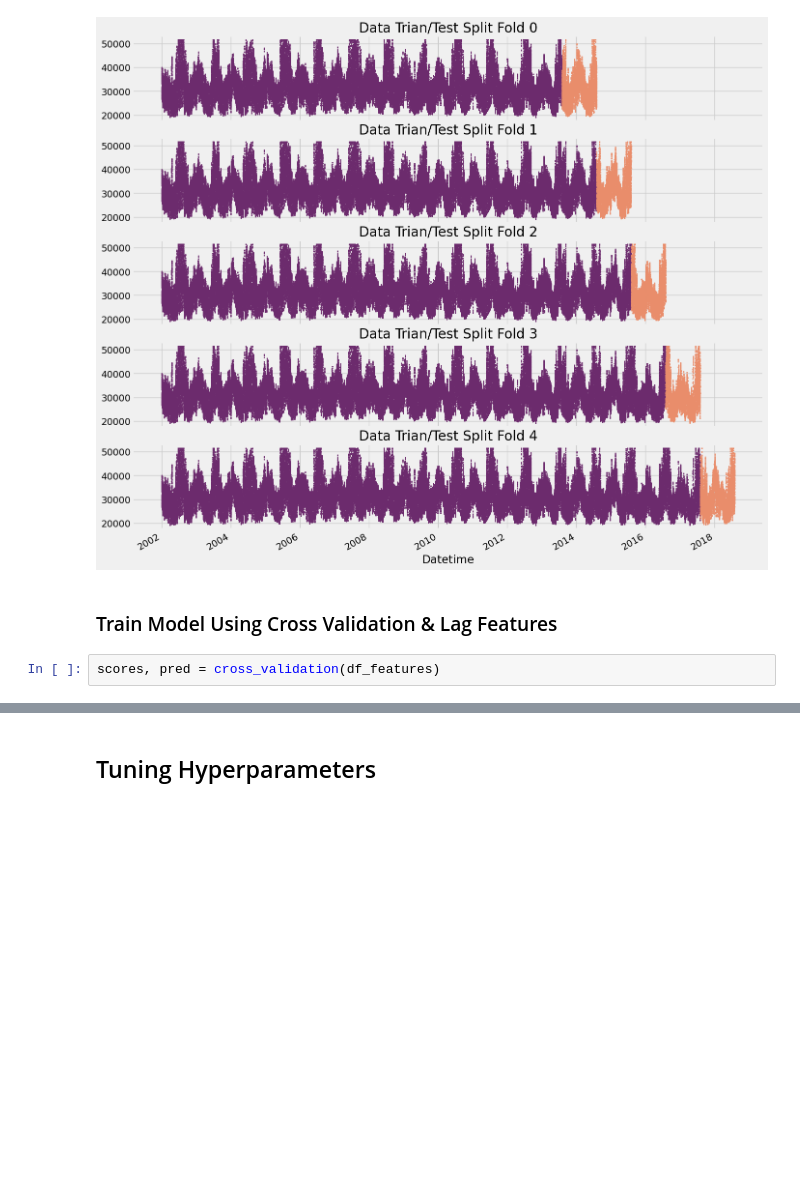
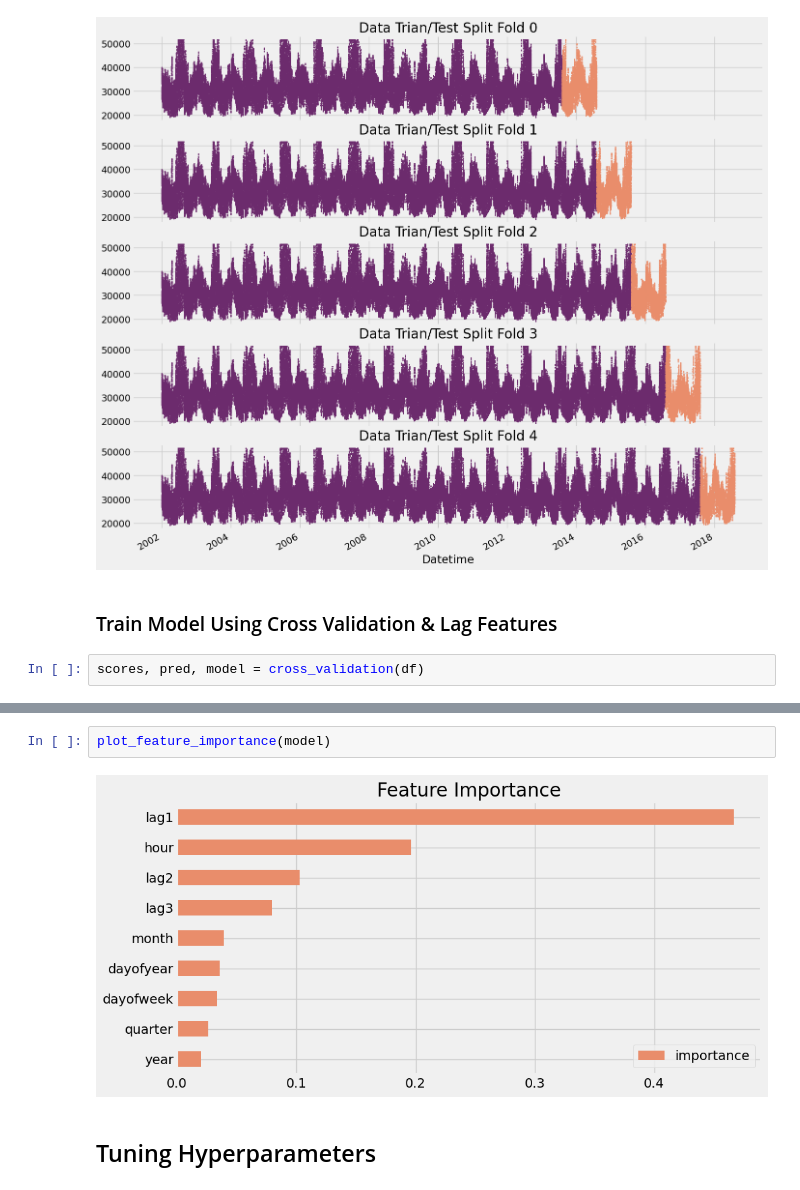
Before and after one commit to minari314159/Energy_Forcasting_Models, a Jupyter notebook: XGB_Energy_Forcasting.ipynb, the cells around one changed output, grey strips where cells are left out. Cells and saved outputs as stored; diff of their text form; blank space fills up the shorter version.

```diff
--- a/XGB_Energy_Forcasting.ipynb
+++ b/XGB_Energy_Forcasting.ipynb
@@ -506,5 +506,5 @@ for train_index, test_index in tss.split(df):
 # %% [markdown]
 ### Train Model Using Cross Validation & Lag Features
 # %%
-scores, pred = cross_validation(df_features)
+scores, pred, model = cross_validation(df)
 # %% [output]
@@ -529,3 +526,7 @@ Fold scores:[array([24347.262, 21227.18 , 19671.223, ..., 26326.535, 25082.82 ,
+# %%
+plot_feature_importance(model)
+# %% [output]
+[figure, added]
 # %% [markdown]
 ## Tuning Hyperparameters
 # %% [markdown]
```
Also changed, not shown: parts of 3 cells of this notebook, 1 other file.
